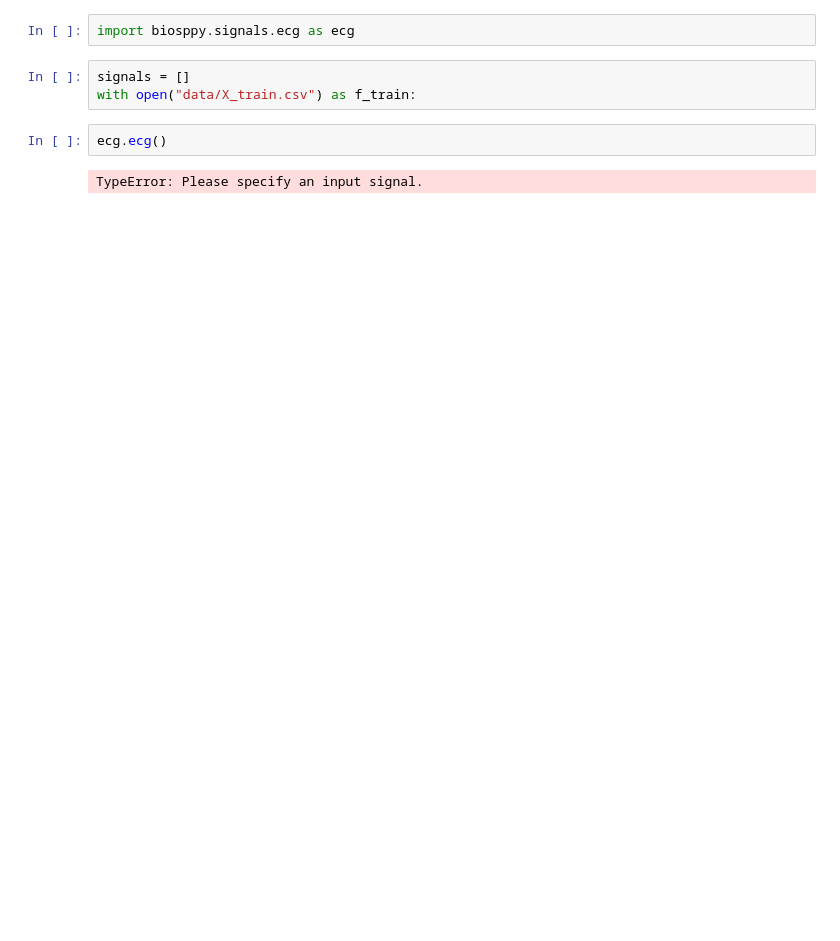
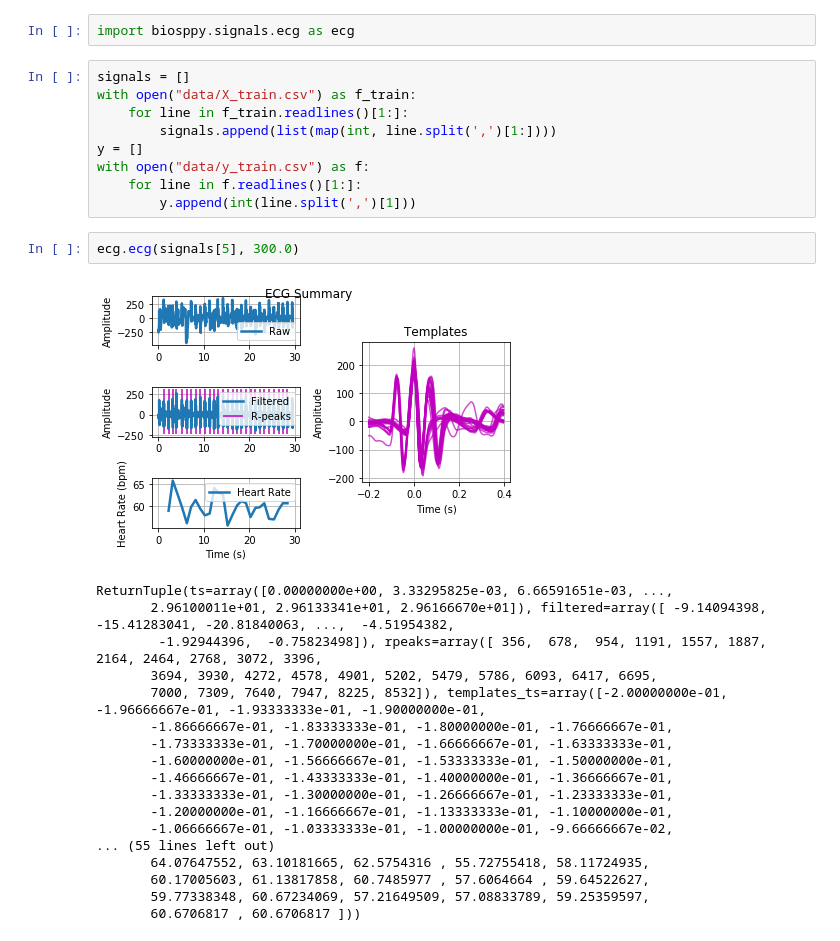
Before and after one commit to xivid/Advanced-Machine-Learning-Projects, a Jupyter notebook: task3/view.ipynb, the cells around one changed output. Cells and saved outputs as stored; diff of their text form; blank space fills up the shorter version.

```diff
--- a/task3/view.ipynb
+++ b/task3/view.ipynb
@@ -21,9 +1,32 @@ Successfully installed bidict-0.17.3 biosppy-0.6.1 shortuuid-0.5.0
 # %%
 import biosppy.signals.ecg as ecg
-# %%
-signals = []
-with open("data/X_train.csv") as f_train:
+# %%
+signals = []
+with open("data/X_train.csv") as f_train:
+    for line in f_train.readlines()[1:]:
+        signals.append(list(map(int, line.split(',')[1:])))
+y = []
+with open("data/y_train.csv") as f:
+    for line in f.readlines()[1:]:
+        y.append(int(line.split(',')[1]))
 # %%
-ecg.ecg()
+ecg.ecg(signals[5], 300.0)
 # %% [output]
+[figure, added]
-TypeError: Please specify an input signal.
+ReturnTuple(ts=array([0.00000000e+00, 3.33295825e-03, 6.66591651e-03, ...,
+       2.96100011e+01, 2.96133341e+01, 2.96166670e+01]), filtered=array([ -9.14094398, -15.41283041, -20.81840063, ...,  -4.51954382,
+        -1.92944396,  -0.75823498]), rpeaks=array([ 356,  678,  954, 1191, 1557, 1887, 2164, 2464, 2768, 3072, 3396,
+       3694, 3930, 4272, 4578, 4901, 5202, 5479, 5786, 6093, 6417, 6695,
+       7000, 7309, 7640, 7947, 8225, 8532]), templates_ts=array([-2.00000000e-01, -1.96666667e-01, -1.93333333e-01, -1.90000000e-01,
+       -1.86666667e-01, -1.83333333e-01, -1.80000000e-01, -1.76666667e-01,
+       -1.73333333e-01, -1.70000000e-01, -1.66666667e-01, -1.63333333e-01,
+       -1.60000000e-01, -1.56666667e-01, -1.53333333e-01, -1.50000000e-01,
+       -1.46666667e-01, -1.43333333e-01, -1.40000000e-01, -1.36666667e-01,
+       -1.33333333e-01, -1.30000000e-01, -1.26666667e-01, -1.23333333e-01,
+       -1.20000000e-01, -1.16666667e-01, -1.13333333e-01, -1.10000000e-01,
+       -1.06666667e-01, -1.03333333e-01, -1.00000000e-01, -9.66666667e-02,
+... (55 lines left out)
+       64.07647552, 63.10181665, 62.5754316 , 55.72755418, 58.11724935,
+       60.17005603, 61.13817858, 60.7485977 , 57.6064664 , 59.64522627,
+       59.77338348, 60.67234069, 57.21649509, 57.08833789, 59.25359597,
+       60.6706817 , 60.6706817 ]))
```
Also changed, not shown: parts of 10 cells of this notebook, 1 other file.
